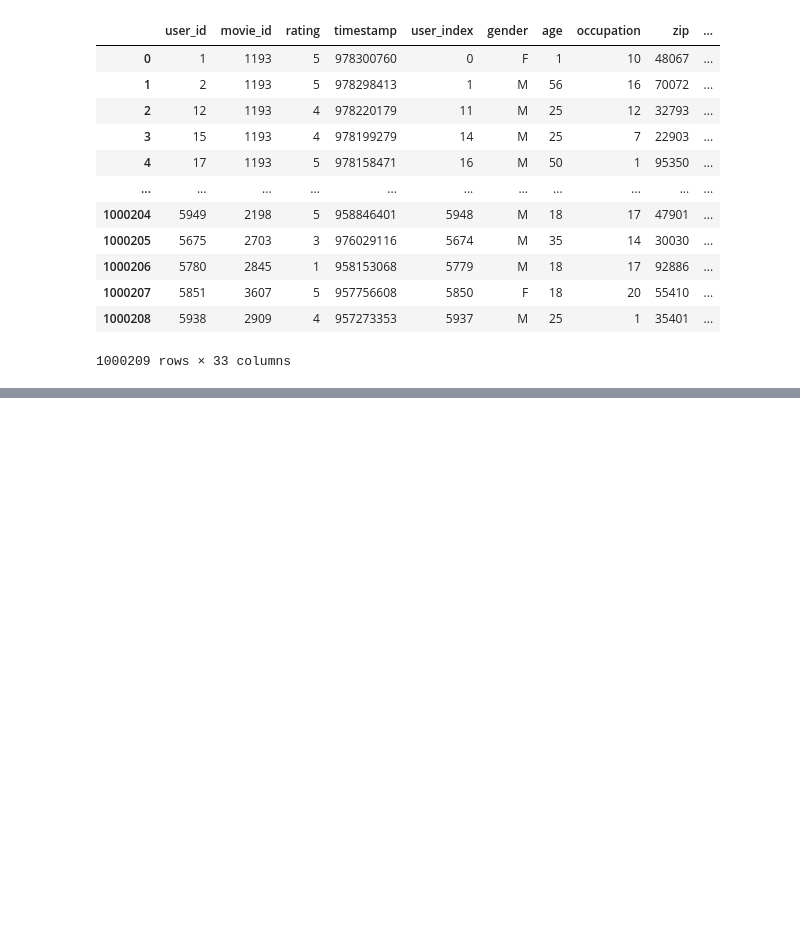
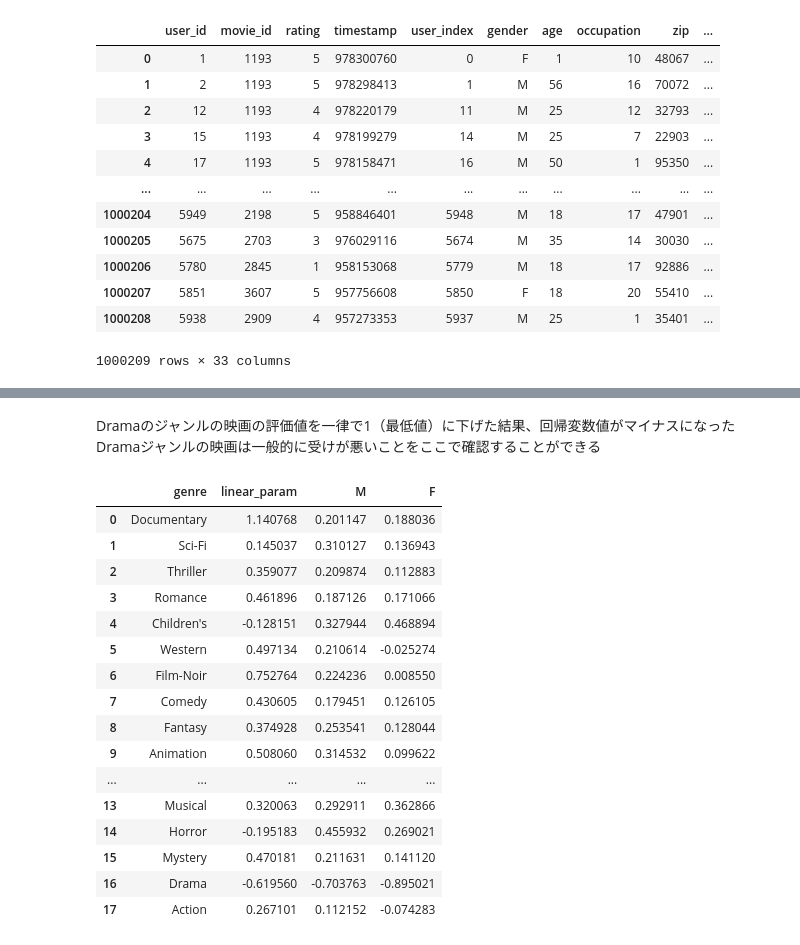
Before and after one commit to takarotoooooo/learning-for-ml, a Jupyter notebook: notebook/推薦システム/02-factorization-machine.ipynb, the cells around one changed output, grey strips where cells are left out. Drawn from its saved outputs; the diff is of its cells as text; code cells hidden in the pictures; blank space fills up the shorter version.

```diff
--- a/notebook/推薦システム/02-factorization-machine.ipynb
+++ b/notebook/推薦システム/02-factorization-machine.ipynb
@@ -103,0 +139,37 @@ Mystery: 0.3333333333333333
+# %% [markdown]
+Dramaのジャンルの映画の評価値を一律で1（最低値）に下げた結果、回帰変数値がマイナスになった
+Dramaジャンルの映画は一般的に受けが悪いことをここで確認することができる
+# %%
+target_column = 'genre'
+data = []
+for voc in fm.fields_map[target_column].vocabulary:
+    linear_param = fm.fetch_linear_param(column_name=target_column, value=voc)[0]
+    target_embedding = fm.fetch_interaction_embedding(column_name=target_column, value=voc)
+
+    row = [voc, linear_param]
+    for gen in fm.fields_map['gender'].vocabulary:
+        emb = fm.fetch_interaction_embedding(column_name='gender', value=gen)
+        dot = np.dot(emb, target_embedding)
+        row.append(dot)
+    data.append(row)
+
+columns = ['genre', 'linear_param'] + fm.fields_map['gender'].vocabulary
+pd.DataFrame(data, columns=columns)
+# %% [output]
+|  | genre | linear_param | M | F |
+| 0 | Documentary | 1.140768 | 0.201147 | 0.188036 |
+| 1 | Sci-Fi | 0.145037 | 0.310127 | 0.136943 |
+| 2 | Thriller | 0.359077 | 0.209874 | 0.112883 |
+| 3 | Romance | 0.461896 | 0.187126 | 0.171066 |
+| 4 | Children's | -0.128151 | 0.327944 | 0.468894 |
+| 5 | Western | 0.497134 | 0.210614 | -0.025274 |
+| 6 | Film-Noir | 0.752764 | 0.224236 | 0.008550 |
+| 7 | Comedy | 0.430605 | 0.179451 | 0.126105 |
+| 8 | Fantasy | 0.374928 | 0.253541 | 0.128044 |
+| 9 | Animation | 0.508060 | 0.314532 | 0.099622 |
+| ... | ... | ... | ... | ... |
+| 13 | Musical | 0.320063 | 0.292911 | 0.362866 |
+| 14 | Horror | -0.195183 | 0.455932 | 0.269021 |
+| 15 | Mystery | 0.470181 | 0.211631 | 0.141120 |
+| 16 | Drama | -0.619560 | -0.703763 | -0.895021 |
+| 17 | Action | 0.267101 | 0.112152 | -0.074283 |
```
Also changed, not shown: parts of 7 cells of this notebook, 1 other file.
